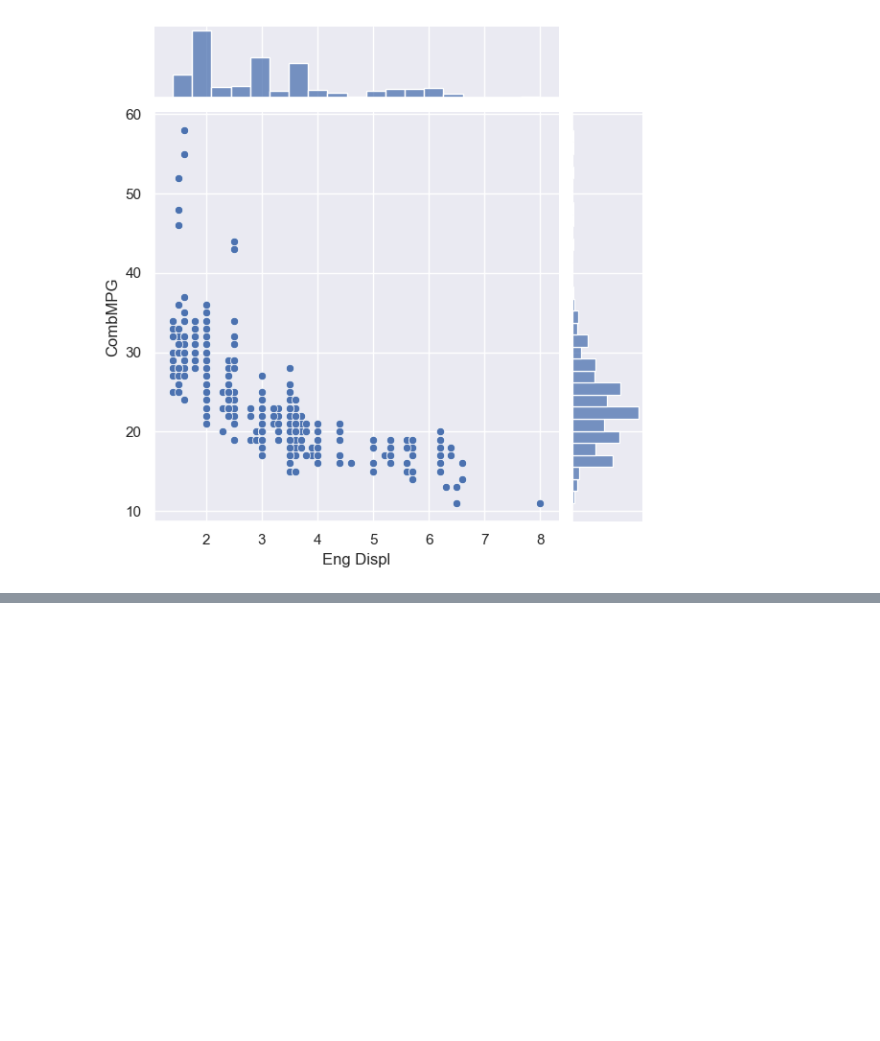
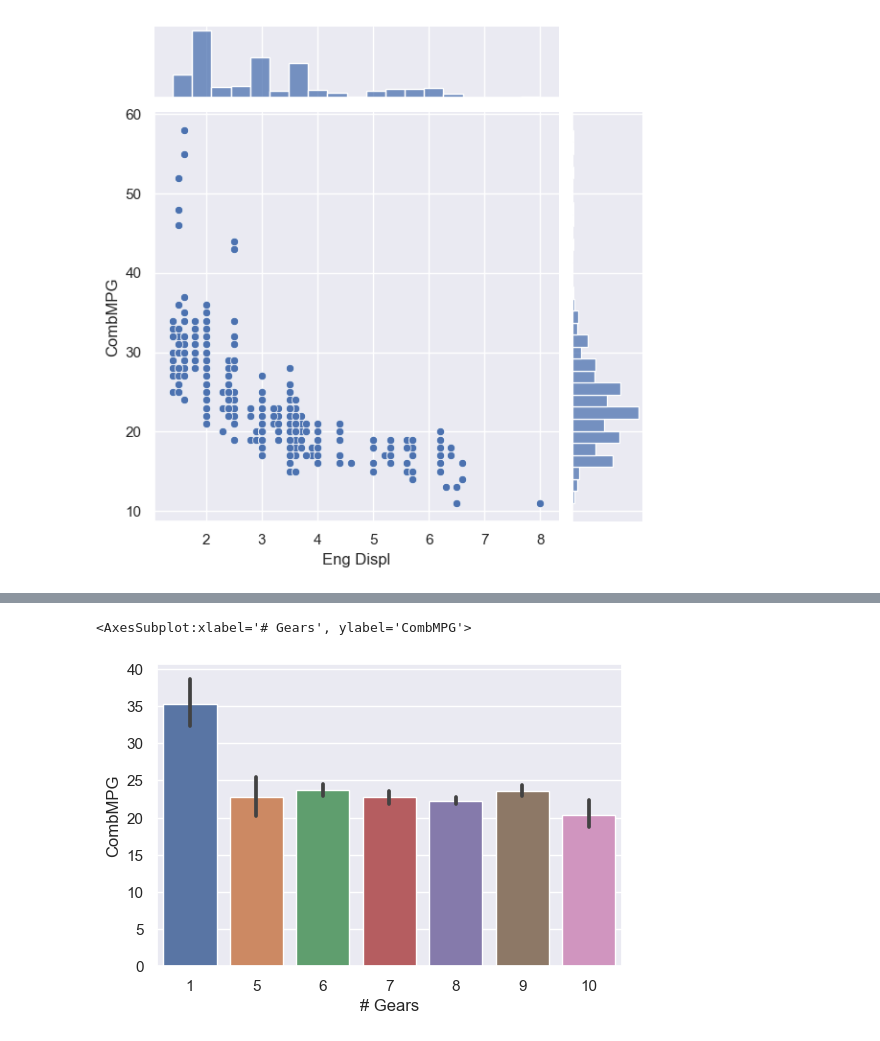
Before and after one commit to souvik0306/ML-Coursera, a Jupyter notebook: Udemy/Pandas_tutorial.ipynb, the cells around one changed output, grey strips where cells are left out. Cells and saved outputs as stored; diff of their text form; code cells hidden in the pictures; blank space fills up the shorter version.

```diff
--- a/Udemy/Pandas_tutorial.ipynb
+++ b/Udemy/Pandas_tutorial.ipynb
@@ -138,0 +174,5 @@ sns.jointplot(x='Eng Displ',y='CombMPG',data=df_cars)
+# %%
+sns.barplot(x='# Gears',y='CombMPG',data=df_cars)
+# %% [output]
+<AxesSubplot:xlabel='# Gears', ylabel='CombMPG'>
+[figure, added]
```
Also changed, not shown: parts of 5 cells of this notebook, 1 other file.
